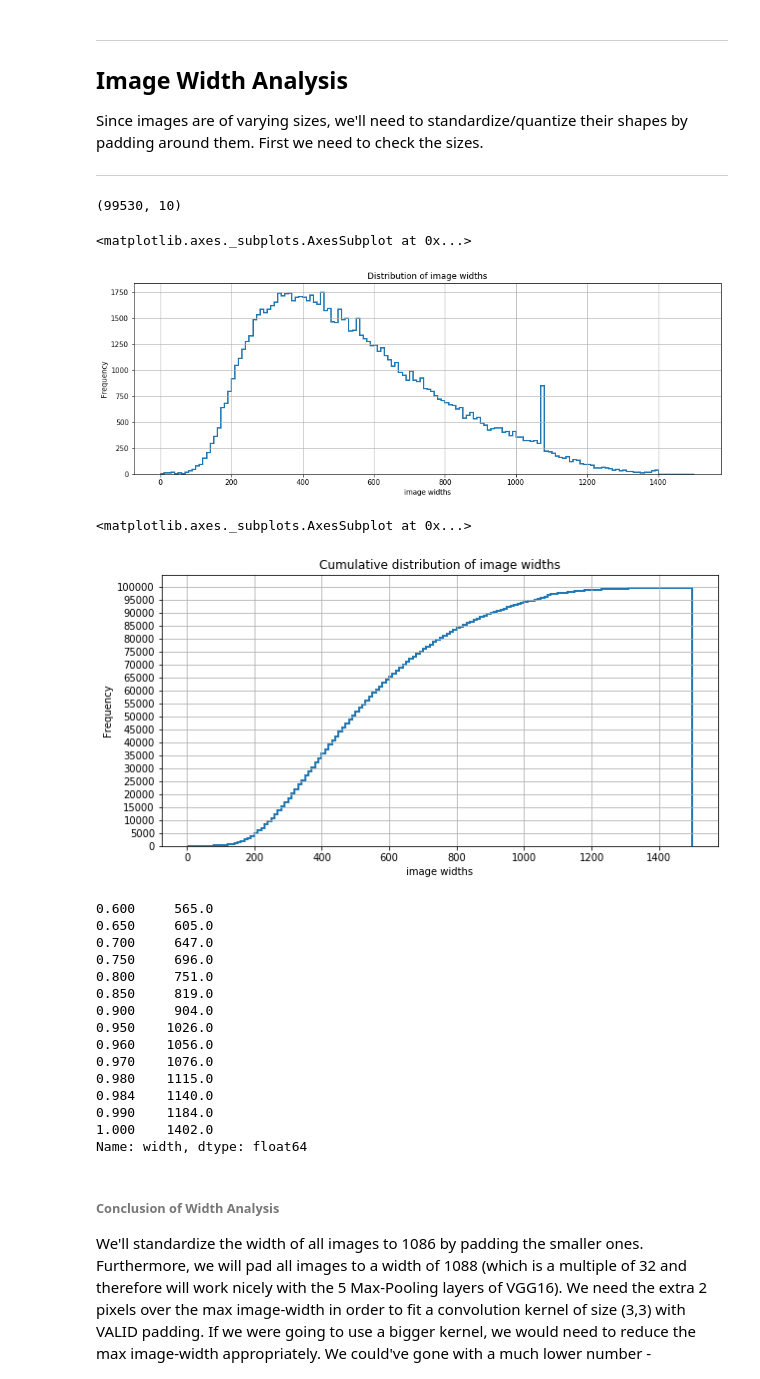
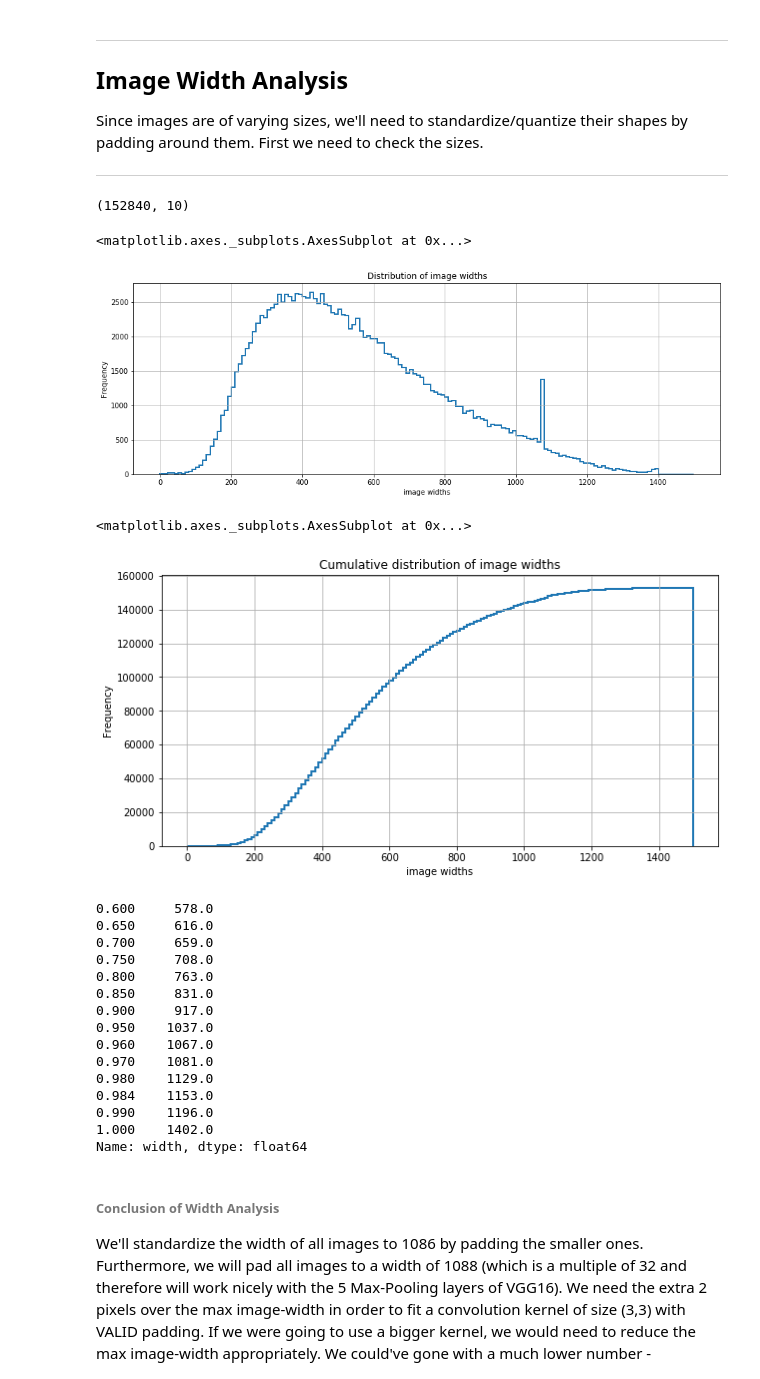
Before and after one commit to untrix/im2latex, a Jupyter notebook: src/preprocessing_step_3_filter.ipynb, the cells around one changed output. Drawn from its saved outputs; the diff is of its cells as text; code cells hidden in the pictures.

```diff
--- a/src/preprocessing_step_3_filter.ipynb
+++ b/src/preprocessing_step_3_filter.ipynb
@@ -52,10 +52,10 @@ pd.options.display.max_columns = 20
 pd.options.display.max_colwidth = 100
 pd.options.display.width = 160
 # %%
-data_folder = data_dir = '../data/dataset3'
+data_folder = data_dir = '../data/dataset5'
 output_dir = 'step3'
-image_folder = image_dir = os.path.join('../data/hep_downloads/hep-ph/rendered_images')
-dump = False
+image_folder = image_dir = os.path.join(data_folder, 'formula_images')
+dump = True
 # %% [markdown]
 ---
 View The Images
@@ -252,7 +249,7 @@ dff_all = pd.read_pickle(os.path.join(data_folder, 'step2', 'df_word2id.pkl'))
 # %%
 dff_all.shape
 # %% [output]
-(99530, 10)
+(152840, 10)
 # %%
 axes = plt.axes()
 axes.set_xlabel('image widths')
@@ -261,32 +258,32 @@ bins=range(0,1501,10)
 dff_all['width'].plot.hist(histtype='step', bins=bins, figsize=(15,5), grid=True, lw=2)
 # %% [output]
 <matplotlib.axes._subplots.AxesSubplot at 0x...>
-[figure, old version]
+[figure, new version]
 # %%
 axes = plt.axes()
 axes.set_xlabel('image widths')
 axes.set_ylabel('Cumulative Count')
 axes.set_title('Cumulative distribution of image widths')
-dff_all['width'].plot.hist(histtype='step',bins=range(0,1501,10), yticks=range(0,105000,5000), figsize=(10,5), grid=True, cumulative=True, lw=2)
+dff_all['width'].plot.hist(histtype='step',bins=range(0,1501,10), figsize=(10,5), grid=True, cumulative=True, lw=2)
 # %% [output]
 <matplotlib.axes._subplots.AxesSubplot at 0x...>
-[figure, old version]
+[figure, new version]
 # %%
 dff_all.width.quantile((.60,.65,.70,.75,.80,.85,.90,.95,.96,.97,.98, .984,.99,1.0))
 # %% [output]
-0.600     565.0
-0.650     605.0
-0.700     647.0
-0.750     696.0
-0.800     751.0
-0.850     819.0
-0.900     904.0
-0.950    1026.0
-0.960    1056.0
-0.970    1076.0
-0.980    1115.0
-0.984    1140.0
-0.990    1184.0
+0.600     578.0
+0.650     616.0
+0.700     659.0
+0.750     708.0
+0.800     763.0
+0.850     831.0
+0.900     917.0
+0.950    1037.0
+0.960    1067.0
+0.970    1081.0
+0.980    1129.0
+0.984    1153.0
+0.990    1196.0
 1.000    1402.0
 Name: width, dtype: float64
 # %% [markdown]
```
Also changed, not shown: parts of 31 cells of this notebook, 4 other files.
